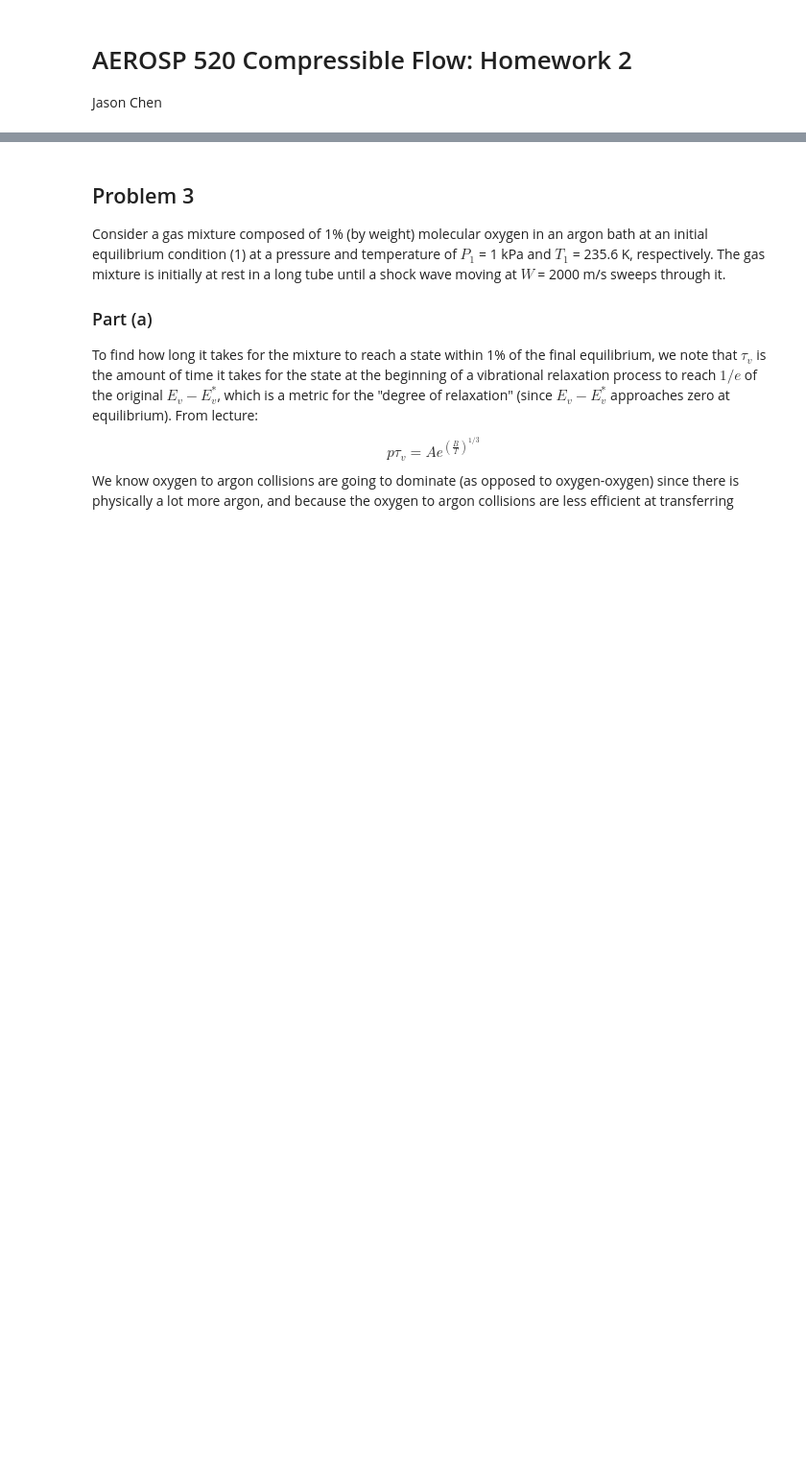
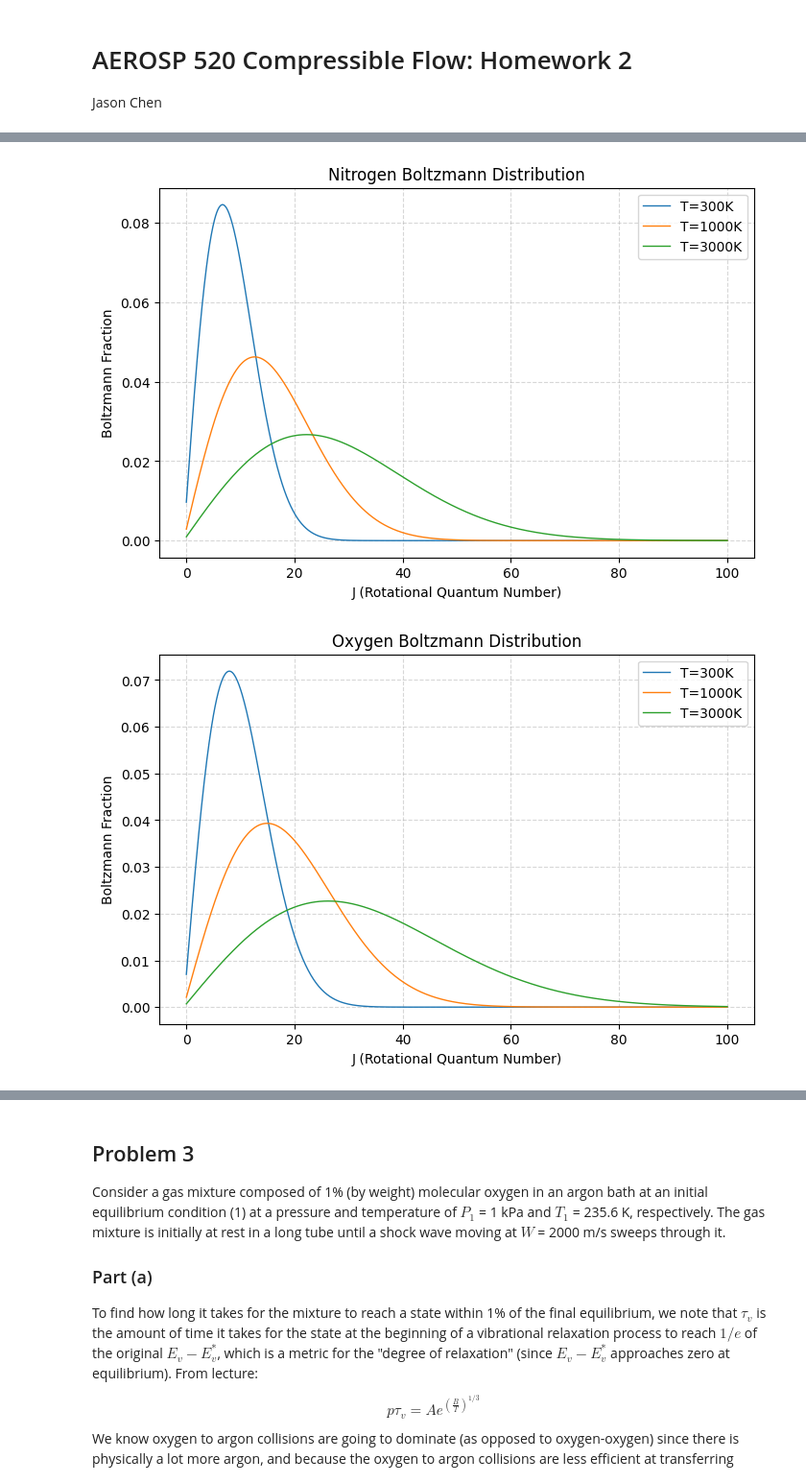
Before and after one commit to JayChen35/sugs, a Jupyter notebook: 520_comp_flow/hw_2.ipynb, the cells around one changed output, grey strips where cells are left out. Shown at 96% size. Cells and saved outputs as stored; diff of their text form; code cells hidden in the pictures; blank space fills up the shorter version.

```diff
--- a/520_comp_flow/hw_2.ipynb
+++ b/520_comp_flow/hw_2.ipynb
@@ -3,0 +91,30 @@ Jason Chen
+# %%
+temperatures = [300, 1000, 3000]
+J_values = np.linspace(0, 100, 1000)
+v_values = np.linspace(0, 10, 1000)
+theta_v = {'o2': {'v': 2270, 'r': 2.1}, 'n2': {'v': 3390, 'r': 2.9}}
+h, k = 6.626e-34, 1.38e-23
+
+for species in ['n2', 'o2']:
+    plt.figure(figsize=(8,5))
+    for T in temperatures:
+        data = []
+        for J in J_values:
+            g = 2*J + 1
+            theta_vi = theta_v[species]['r']
+            I = (h**2)/(theta_vi * 8 * np.pi**2 * k)
+            B = (h**2)/(8 * np.pi**2 * I)
+            eps = B * J * (J + 1)
+            Q_rot = T/theta_vi
+            fraction = (g * np.exp(-eps/(k*T))) / Q_rot
+            data.append(fraction)
+        plt.plot(J_values, data, label=f'T={T}K', linewidth=1)
+    plt.xlabel('J (Rotational Quantum Number)')
+    plt.ylabel('Boltzmann Fraction')
+    plt.title(('Oxygen' if species=='o2' else 'Nitrogen') + ' Boltzmann Distribution')
+    plt.grid(True, linestyle='--', alpha=0.5)
+    plt.legend()
+plt.show()
+# %% [output]
+[figure, added]
+[figure, added]
```
Also changed, not shown: parts of 11 cells of this notebook, 2 other files.
